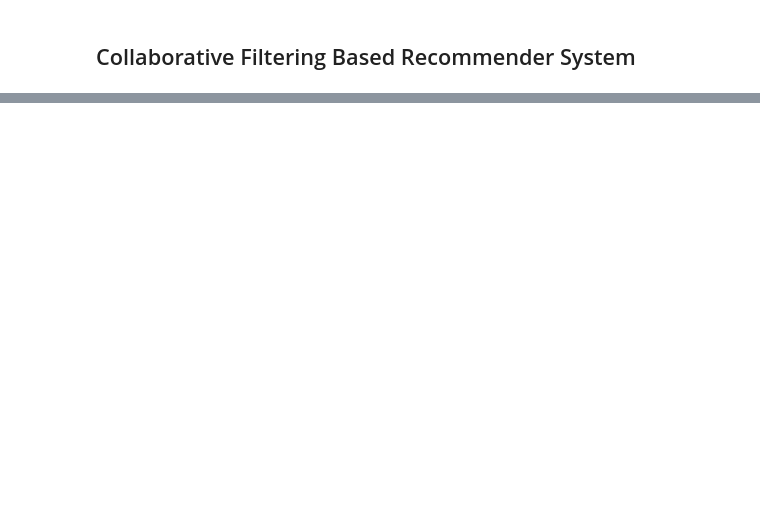
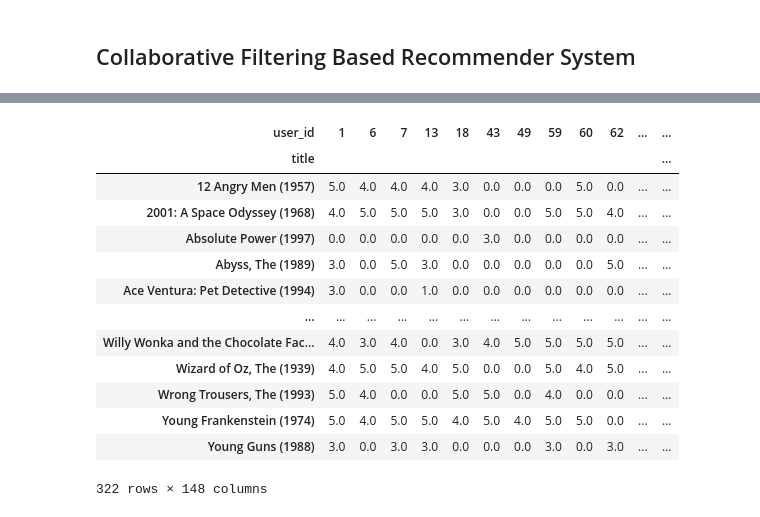
Before and after one commit to Arya202004/Movie_recommender_system, a Jupyter notebook: movie-recommender-system.ipynb, the cells around one changed output, grey strips where cells are left out. Drawn from its saved outputs; the diff is of its cells as text; code cells hidden in the pictures; blank space fills up the shorter version.

```diff
--- a/Recommsystem.ipynb
+++ b/movie-recommender-system.ipynb
@@ -223,0 +231,4 @@ popular.merge(movie_title,on='title').drop_duplicates('title')
+# %%
+# we get the filtered data of ratings according to user_id column showing experienced users
+filtered_rating = data_with_title[data_with_title['user_id'].isin(expert_users)]
+filtered_rating
@@ -223,0 +249,8 @@ popular.merge(movie_title,on='title').drop_duplicates('title')
+# %%
+# get the movies titles having minimum 50 ratings given for them
+max_rates = filtered_rating.groupby('title').count()['rating']>=50
+popular_movies = max_rates[max_rates].index
+# %%
+# we get the final filtered rating according to title column showing popular and most-frequently rated movies
+final_rating = filtered_rating[filtered_rating['title'].isin(popular_movies)]
+final_rating.drop_duplicates()
@@ -223,0 +271,22 @@ popular.merge(movie_title,on='title').drop_duplicates('title')
+# %%
+# display a pivot table for this final dataset giving appropriate index labels
+pivot = final_rating.pivot_table(index = 'title', columns = 'user_id', values = 'rating')
+# %%
+# replace the NaN values in dataset with 0
+pivot.fillna(0, inplace = True)
+pivot
+# %% [output]
+| user_id | 1 | 6 | 7 | 13 | 18 | 43 | 49 | 59 | 60 | 62 | ... | ... |
+| title |  |  |  |  |  |  |  |  |  |  |  | ... |
+| 12 Angry Men (1957) | 5.0 | 4.0 | 4.0 | 4.0 | 3.0 | 0.0 | 0.0 | 0.0 | 5.0 | 0.0 | ... | ... |
+| 2001: A Space Odyssey (1968) | 4.0 | 5.0 | 5.0 | 5.0 | 3.0 | 0.0 | 0.0 | 5.0 | 5.0 | 4.0 | ... | ... |
+| Absolute Power (1997) | 0.0 | 0.0 | 0.0 | 0.0 | 0.0 | 3.0 | 0.0 | 0.0 | 0.0 | 0.0 | ... | ... |
+| Abyss, The (1989) | 3.0 | 0.0 | 5.0 | 3.0 | 0.0 | 0.0 | 0.0 | 0.0 | 0.0 | 5.0 | ... | ... |
+| Ace Ventura: Pet Detective (1994) | 3.0 | 0.0 | 0.0 | 1.0 | 0.0 | 0.0 | 0.0 | 0.0 | 0.0 | 0.0 | ... | ... |
+| ... | ... | ... | ... | ... | ... | ... | ... | ... | ... | ... | ... | ... |
+| Willy Wonka and the Chocolate Fac... | 4.0 | 3.0 | 4.0 | 0.0 | 3.0 | 4.0 | 5.0 | 5.0 | 5.0 | 5.0 | ... | ... |
+| Wizard of Oz, The (1939) | 4.0 | 5.0 | 5.0 | 4.0 | 5.0 | 0.0 | 0.0 | 5.0 | 4.0 | 5.0 | ... | ... |
+| Wrong Trousers, The (1993) | 5.0 | 4.0 | 0.0 | 0.0 | 5.0 | 5.0 | 0.0 | 4.0 | 0.0 | 0.0 | ... | ... |
+| Young Frankenstein (1974) | 5.0 | 4.0 | 5.0 | 5.0 | 4.0 | 5.0 | 4.0 | 5.0 | 5.0 | 0.0 | ... | ... |
+| Young Guns (1988) | 3.0 | 0.0 | 3.0 | 3.0 | 0.0 | 0.0 | 0.0 | 3.0 | 0.0 | 3.0 | ... | ... |
+322 rows × 148 columns
```
Also changed, not shown: parts of 20 cells of this notebook.
